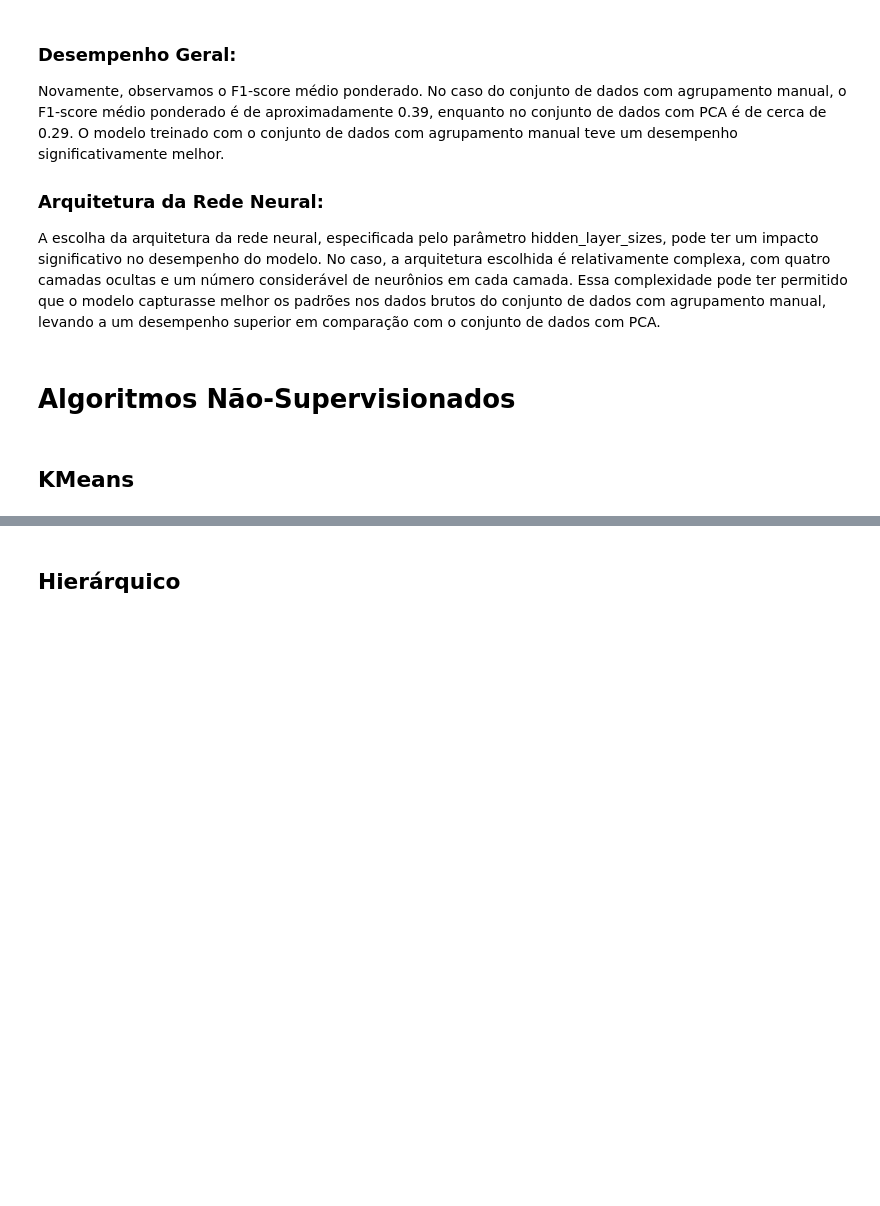
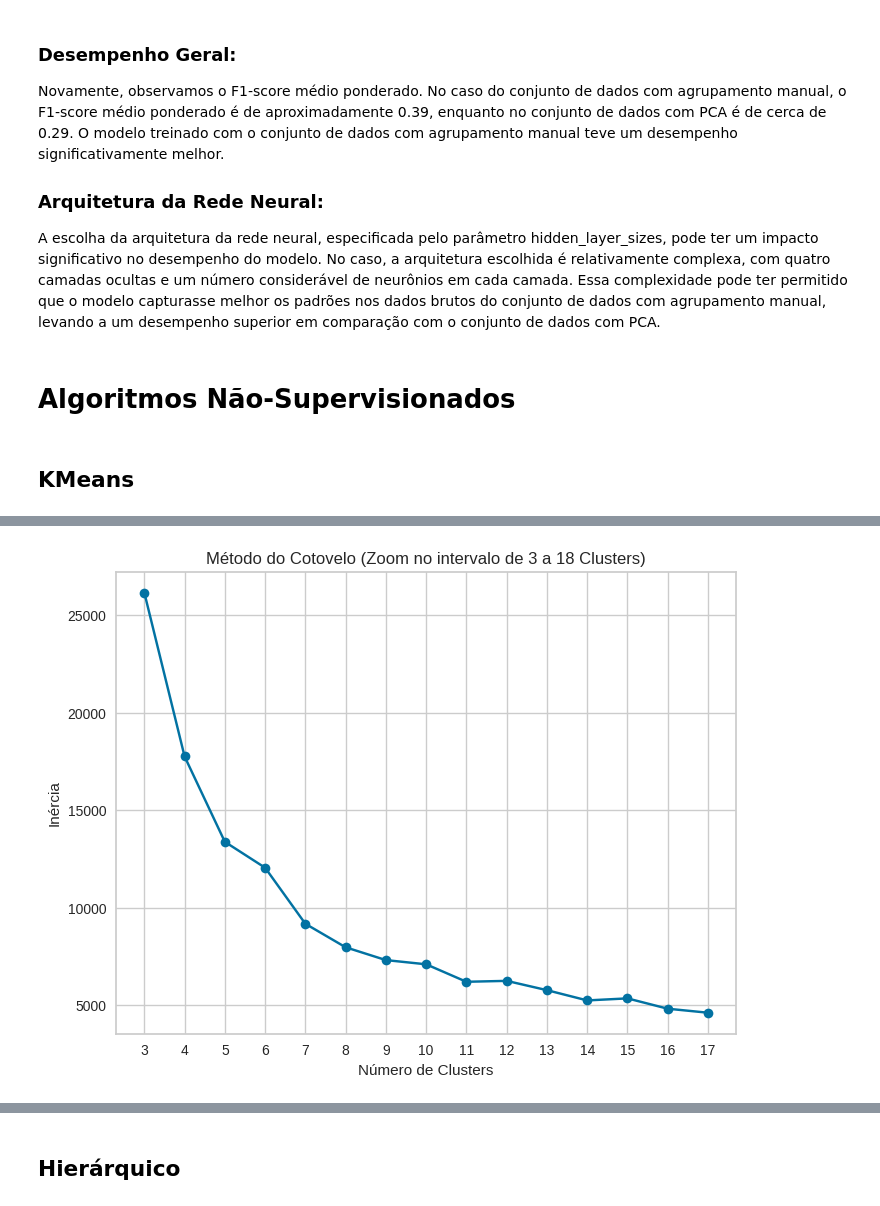
Before and after one commit to ReubenRamalho/IA_Prova-2, a Jupyter notebook: Prova-2.ipynb, the cells around one changed output, grey strips where cells are left out. Drawn from its saved outputs; the diff is of its cells as text; code cells hidden in the pictures; blank space fills up the shorter version.

```diff
--- a/Prova-2.ipynb
+++ b/Prova-2.ipynb
@@ -620,0 +641,20 @@ plt.show()
+# %%
+# Inicializar uma lista para armazenar os valores de inércia
+inertia = []
+
+# Testar o K-Means para diferentes números de clusters
+for k in range(3, 18):
+    kmeans = KMeans(n_clusters=k)
+    kmeans.fit(features)
+    inertia.append(kmeans.inertia_)
+
+# Plotar o Método do Cotovelo
+plt.figure(figsize=(8, 6))
+plt.plot(range(3, 18), inertia, marker='o')
+plt.title('Método do Cotovelo (Zoom no intervalo de 3 a 18 Clusters)')
+plt.xlabel('Número de Clusters')
+plt.ylabel('Inércia')
+plt.xticks(range(3, 18))
+plt.show()
+# %% [output]
+[figure, added]
```
Also changed, not shown: parts of 9 cells of this notebook.
